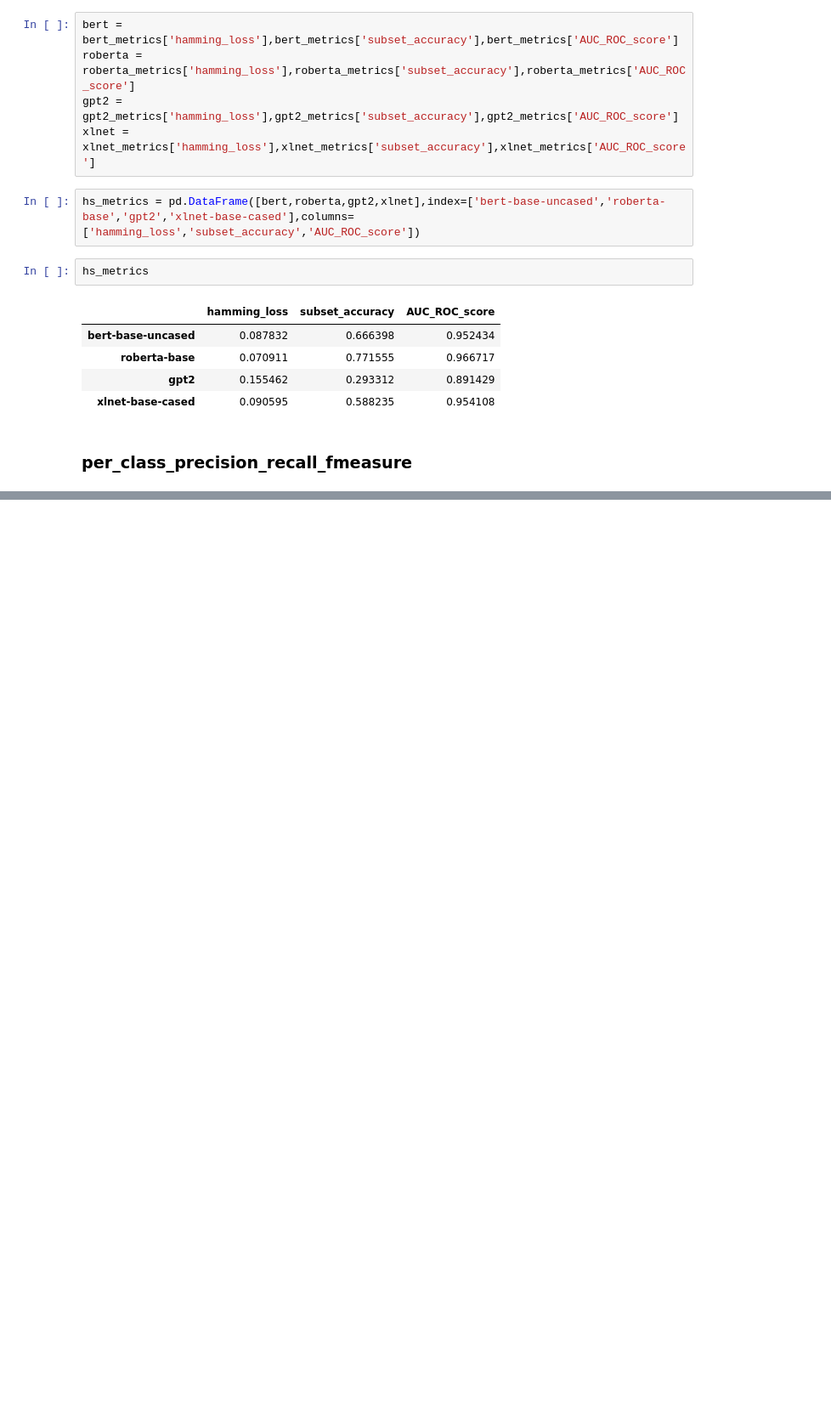
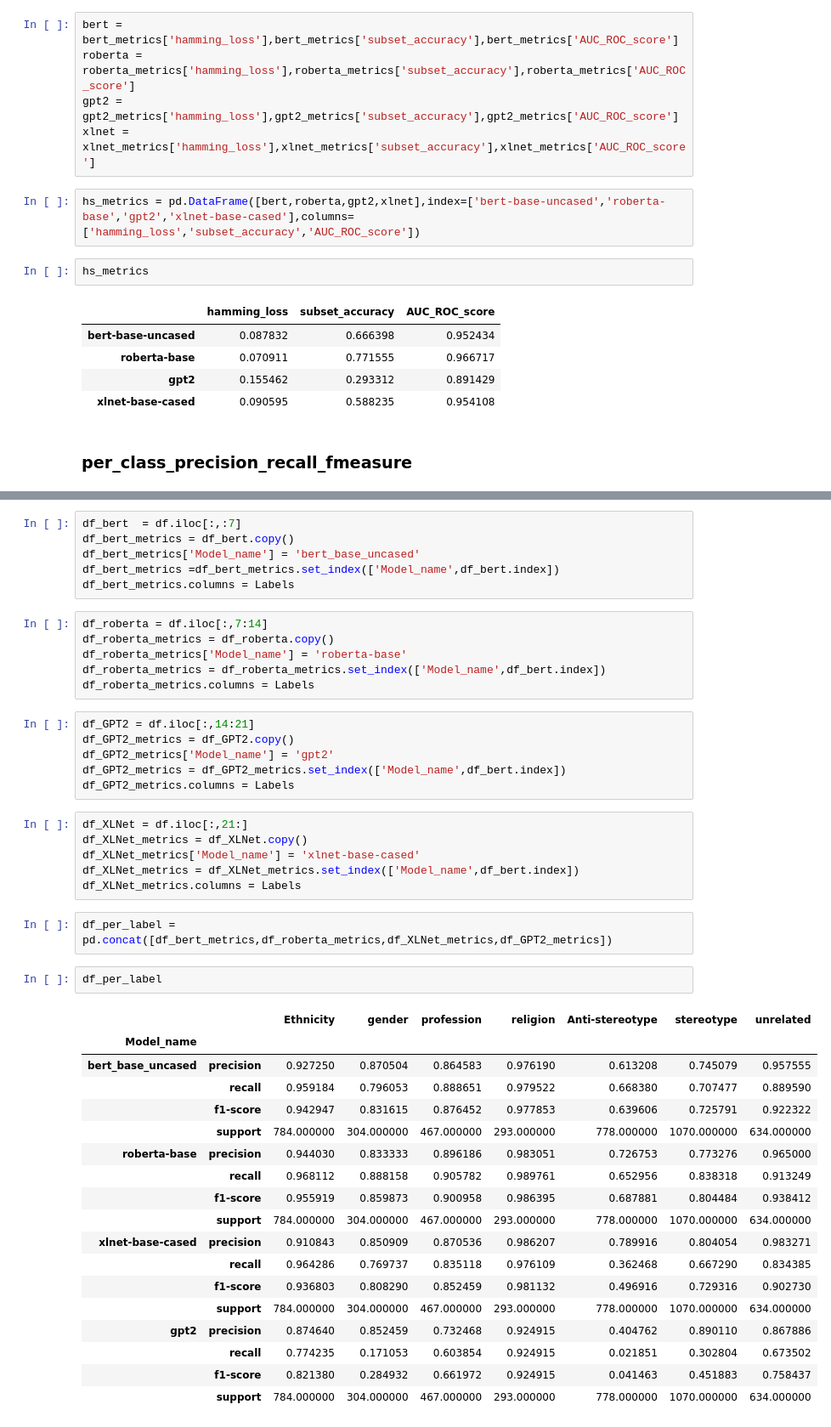
Before and after one commit to mvdheram/Stereotypical-Social-bias-detection-, a Jupyter notebook: Language_model_and_visualization_notes.ipynb, the cells around one changed output, grey strips where cells are left out. Shown at 85% size. Drawn from its saved outputs; the diff is of its cells as text; blank space fills up the shorter version.

```diff
--- a/Language_model_and_visualization_notes.ipynb
+++ b/Language_model_and_visualization_notes.ipynb
@@ -236,0 +238,47 @@ xlnet = pd.read_json('/content/eval_results_xlnet_0.5_.json')
+# %%
+df_bert  = df.iloc[:,:7]
+df_bert_metrics = df_bert.copy()
+df_bert_metrics['Model_name'] = 'bert_base_uncased'
+df_bert_metrics =df_bert_metrics.set_index(['Model_name',df_bert.index])
+df_bert_metrics.columns = Labels
+# %%
+df_roberta = df.iloc[:,7:14]
+df_roberta_metrics = df_roberta.copy()
+df_roberta_metrics['Model_name'] = 'roberta-base'
+df_roberta_metrics = df_roberta_metrics.set_index(['Model_name',df_bert.index])
+df_roberta_metrics.columns = Labels
+# %%
+df_GPT2 = df.iloc[:,14:21]
+df_GPT2_metrics = df_GPT2.copy()
+df_GPT2_metrics['Model_name'] = 'gpt2'
+df_GPT2_metrics = df_GPT2_metrics.set_index(['Model_name',df_bert.index])
+df_GPT2_metrics.columns = Labels
+# %%
+df_XLNet = df.iloc[:,21:]
+df_XLNet_metrics = df_XLNet.copy()
+df_XLNet_metrics['Model_name'] = 'xlnet-base-cased'
+df_XLNet_metrics = df_XLNet_metrics.set_index(['Model_name',df_bert.index])
+df_XLNet_metrics.columns = Labels
+# %%
+df_per_label = pd.concat([df_bert_metrics,df_roberta_metrics,df_XLNet_metrics,df_GPT2_metrics])
+# %%
+df_per_label
+# %% [output]
+|  |  | Ethnicity | gender | profession | religion | Anti-stereotype | stereotype | unrelated |
+| Model_name |  |  |  |  |  |  |  |  |
+| bert_base_uncased | precision | 0.927250 | 0.870504 | 0.864583 | 0.976190 | 0.613208 | 0.745079 | 0.957555 |
+|  | recall | 0.959184 | 0.796053 | 0.888651 | 0.979522 | 0.668380 | 0.707477 | 0.889590 |
+|  | f1-score | 0.942947 | 0.831615 | 0.876452 | 0.977853 | 0.639606 | 0.725791 | 0.922322 |
+|  | support | 784.000000 | 304.000000 | 467.000000 | 293.000000 | 778.000000 | 1070.000000 | 634.000000 |
+| roberta-base | precision | 0.944030 | 0.833333 | 0.896186 | 0.983051 | 0.726753 | 0.773276 | 0.965000 |
+|  | recall | 0.968112 | 0.888158 | 0.905782 | 0.989761 | 0.652956 | 0.838318 | 0.913249 |
+|  | f1-score | 0.955919 | 0.859873 | 0.900958 | 0.986395 | 0.687881 | 0.804484 | 0.938412 |
+|  | support | 784.000000 | 304.000000 | 467.000000 | 293.000000 | 778.000000 | 1070.000000 | 634.000000 |
+| xlnet-base-cased | precision | 0.910843 | 0.850909 | 0.870536 | 0.986207 | 0.789916 | 0.804054 | 0.983271 |
+|  | recall | 0.964286 | 0.769737 | 0.835118 | 0.976109 | 0.362468 | 0.667290 | 0.834385 |
+|  | f1-score | 0.936803 | 0.808290 | 0.852459 | 0.981132 | 0.496916 | 0.729316 | 0.902730 |
+|  | support | 784.000000 | 304.000000 | 467.000000 | 293.000000 | 778.000000 | 1070.000000 | 634.000000 |
+| gpt2 | precision | 0.874640 | 0.852459 | 0.732468 | 0.924915 | 0.404762 | 0.890110 | 0.867886 |
+|  | recall | 0.774235 | 0.171053 | 0.603854 | 0.924915 | 0.021851 | 0.302804 | 0.673502 |
+|  | f1-score | 0.821380 | 0.284932 | 0.661972 | 0.924915 | 0.041463 | 0.451883 | 0.758437 |
+|  | support | 784.000000 | 304.000000 | 467.000000 | 293.000000 | 778.000000 | 1070.000000 | 634.000000 |
```
Also changed, not shown: parts of 11 cells of this notebook.
